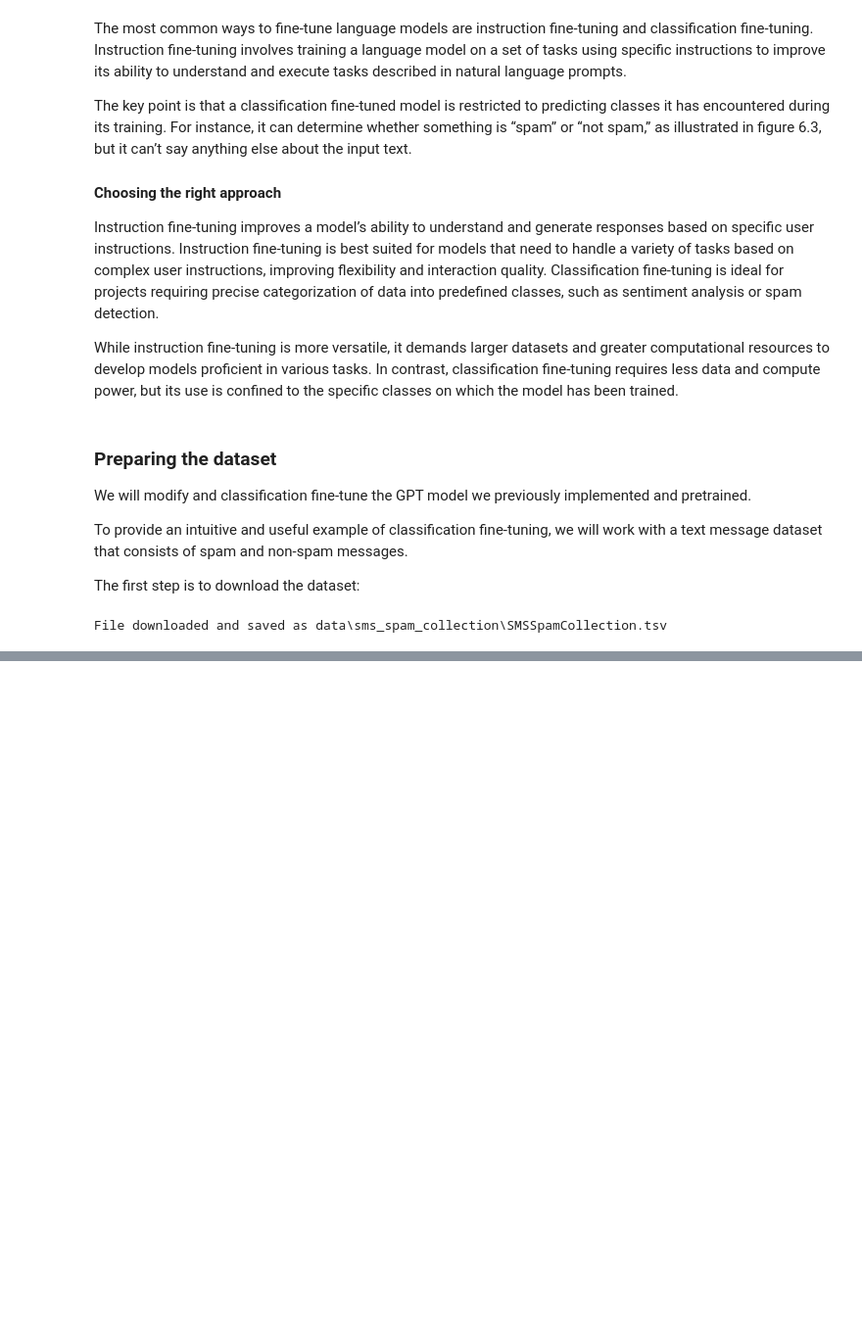
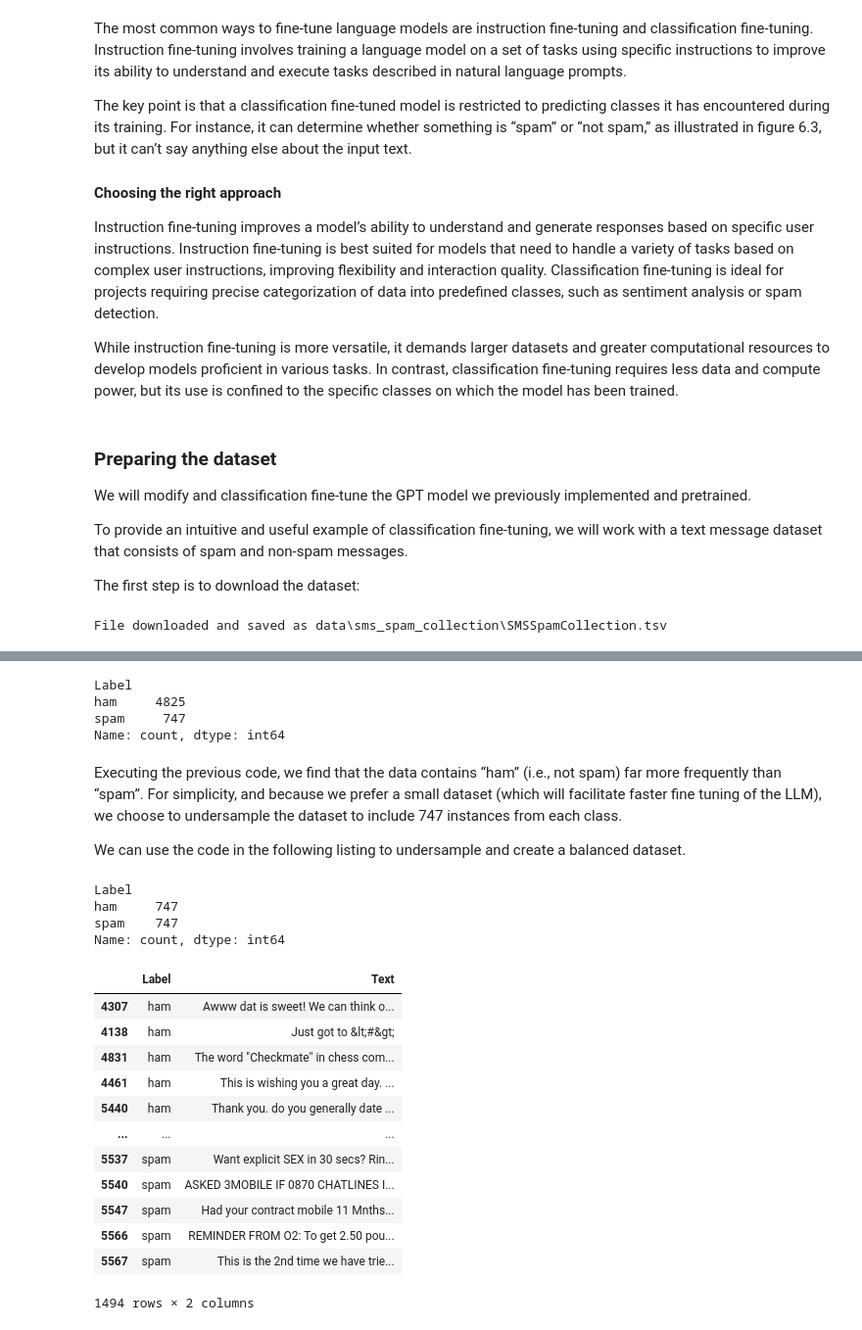
Before and after one commit to DeepSigma-LLC/Python.DeepSigma.LLM, a Jupyter notebook: src/5_LLM-FineTuningForClassification.ipynb, the cells around one changed output, grey strips where cells are left out. Shown at 98% size. Drawn from its saved outputs; the diff is of its cells as text; code cells hidden in the pictures; blank space fills up the shorter version.

```diff
--- a/src/5_LLM-FineTuningForClassification.ipynb
+++ b/src/5_LLM-FineTuningForClassification.ipynb
@@ -59,0 +75,43 @@ df
+# %%
+print(df["Label"].value_counts())
+# %% [output]
+Label
+ham     4825
+spam     747
+Name: count, dtype: int64
+# %% [markdown]
+Executing the previous code, we find that the data contains “ham” (i.e., not spam) far more frequently than “spam”. For simplicity, and because we prefer a small dataset (which will facilitate faster fine tuning of the LLM), we choose to undersample the dataset to include 747 instances from each class.
+
+We can use the code in the following listing to undersample and create a balanced dataset.
+# %%
+def create_balanced_dataset(df):
+    num_spam = df[df["Label"] == "spam"].shape[0]
+    ham_subset = df[df["Label"] == "ham"].sample(
+        num_spam, random_state=123
+        )
+    balanced_df = pd.concat([
+        ham_subset, df[df["Label"] == "spam"]
+    ])
+    return balanced_df
+
+balanced_df = create_balanced_dataset(df)
+print(balanced_df["Label"].value_counts())
+balanced_df
+# %% [output]
+Label
+ham     747
+spam    747
+Name: count, dtype: int64
+|  | Label | Text |
+| 4307 | ham | Awww dat is sweet! We can think o... |
+| 4138 | ham | Just got to &lt;#&gt; |
+| 4831 | ham | The word "Checkmate" in chess com... |
+| 4461 | ham | This is wishing you a great day. ... |
+| 5440 | ham | Thank you. do you generally date ... |
+| ... | ... | ... |
+| 5537 | spam | Want explicit SEX in 30 secs? Rin... |
+| 5540 | spam | ASKED 3MOBILE IF 0870 CHATLINES I... |
+| 5547 | spam | Had your contract mobile 11 Mnths... |
+| 5566 | spam | REMINDER FROM O2: To get 2.50 pou... |
+| 5567 | spam | This is the 2nd time we have trie... |
+1494 rows × 2 columns
```
Also changed, not shown: parts of 51 cells of this notebook, 5 other files.
